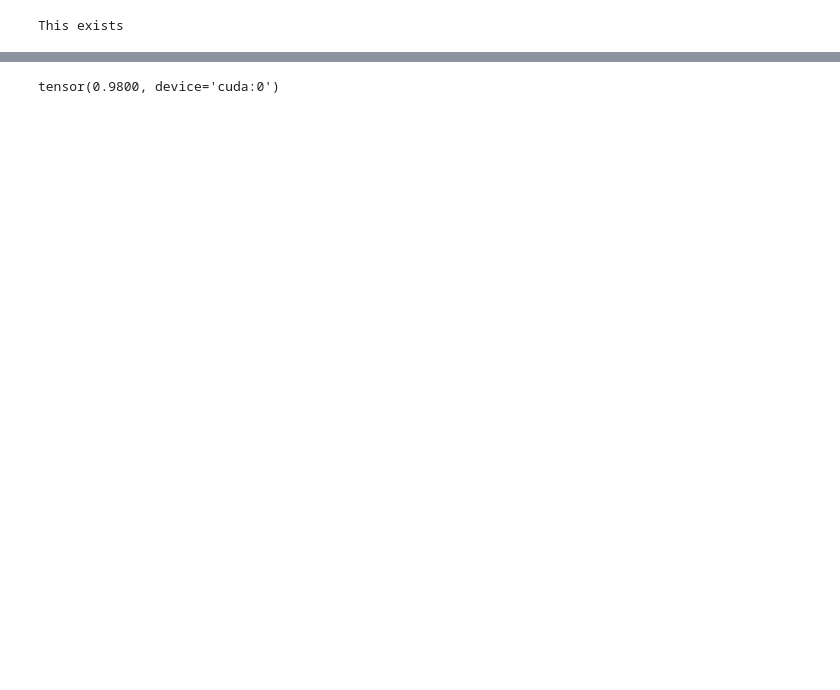
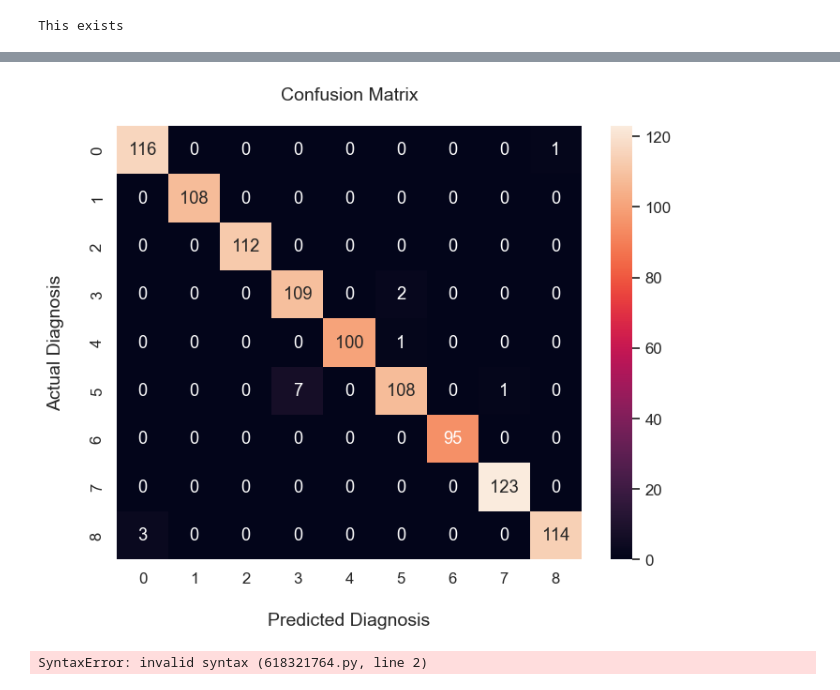
Before and after one commit to SIShanto/02_NN_Classification, a Jupyter notebook: 02_Multi_Class_classification.ipynb, the cells around one changed output, grey strips where cells are left out. Drawn from its saved outputs; the diff is of its cells as text; code cells hidden in the pictures; blank space fills up the shorter version.

```diff
--- a/02_Multi_Class_classification.ipynb
+++ b/02_Multi_Class_classification.ipynb
@@ -78,7 +78,8 @@ class BlobModel(nn.Module):
     def forward(self,x):
         return self.layer(x)
 
-model_1=BlobModel(num_features,num_classes).to(device)
+# model_1=BlobModel(num_features,num_classes).to(device)
+model_1=torch.compile(BlobModel(num_features,num_classes)) .to(device)
 # %%
 ## Create accuracy funtion
 
@@ -197,0 +219,5 @@ plot_decision_boundary(model_1, X_test,y_test)
+# %%
+from sklearn.metrics import confusion_matrix, ConfusionMatrixDisplay,accuracy_score
+
+conf_matrix= confusion_matrix(y_test.cpu(), y_pred.cpu())
+conf_matrix
@@ -198,10 +234,42 @@ plot_decision_boundary(model_1, X_test,y_test)
+# %%
+import seaborn as sns
+
+# Change figure size and increase dpi for better resolution
+plt.figure(figsize=(8,6), dpi=100)
+# Scale up the size of all text
+sns.set(font_scale = 1.1)
+
+# Plot Confusion Matrix using Seaborn heatmap()
+# Parameters:
+# first param - confusion matrix in array format
+# annot = True: show the numbers in each heatmap cell
+# fmt = 'd': show numbers as integers.
+ax = sns.heatmap(conf_matrix, annot=True, fmt='d', )
+
+# set x-axis label and ticks.
+ax.set_xlabel("Predicted Diagnosis", fontsize=14, labelpad=20)
+
+
+# set y-axis label and ticks
+ax.set_ylabel("Actual Diagnosis", fontsize=14, labelpad=20)
+
+
+# set plot title
+ax.set_title("Confusion Matrix", fontsize=14, pad=20)
+
+plt.show()
+# %% [output]
+[figure, added]
+# %%
+Accuracy=accuracy_score(y_test.cpu(),y_pred.cpu())*100
+print(f"{Accuracy}%")
+# %% [output]
+SyntaxError: invalid syntax (618321764.py, line 2)
 # %%
  # accuracy
-import torchmetrics
-from torchmetrics import Accuracy
+# import torchmetrics
+# from torchmetrics import Accuracy
 
-torch_acc=Accuracy(task='multiclass',num_classes=num_classes).to(device)
+# torch_acc=Accuracy(task='multiclass',num_classes=num_classes).to(device)
 
-torch_acc(y_pred,y_test) #(input, target)
+# torch_acc(y_pred,y_test) #(input, target)
-# %% [output]
-tensor(0.9800, device='cuda:0')
```
Also changed, not shown: parts of 8 cells of this notebook.
